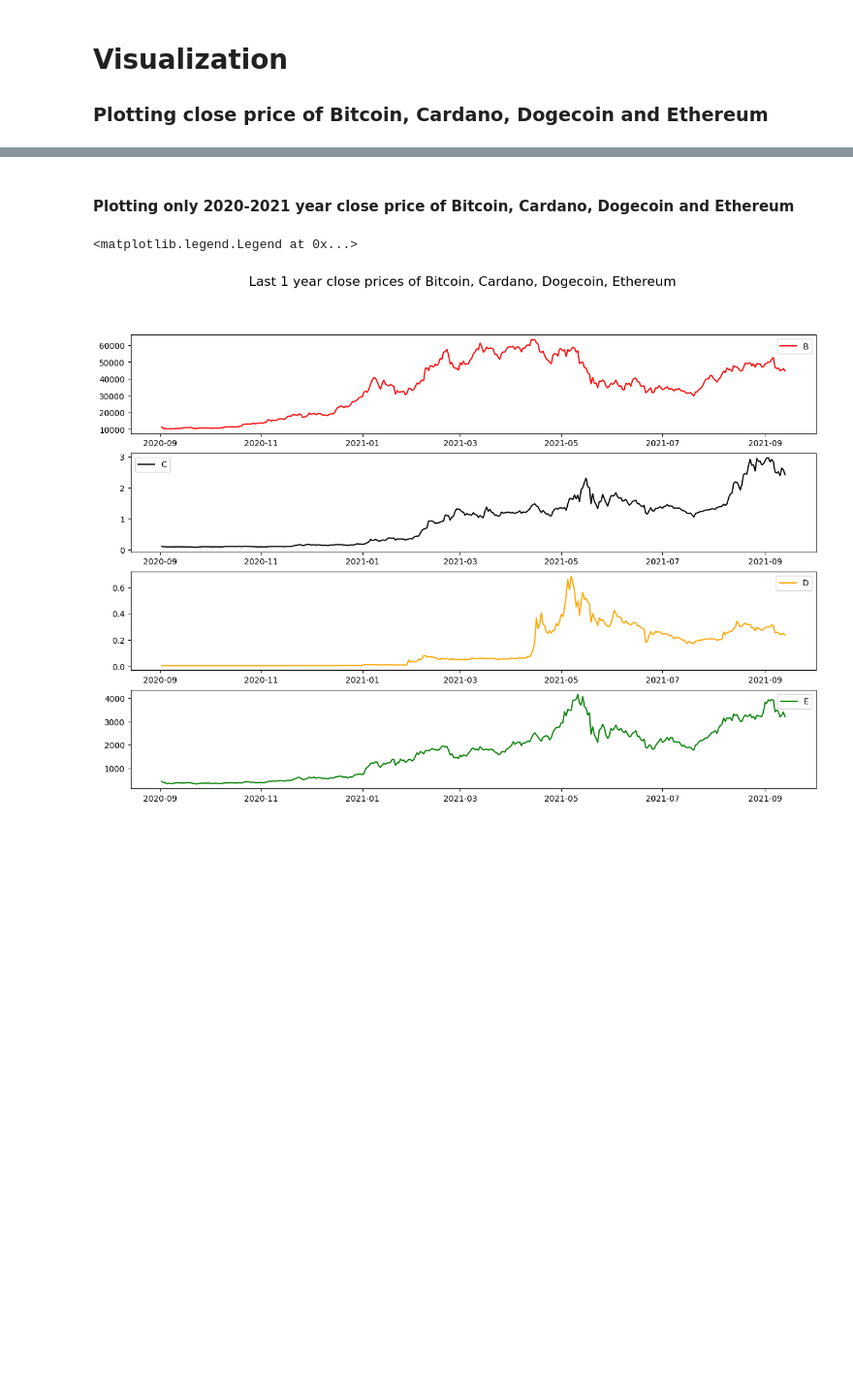
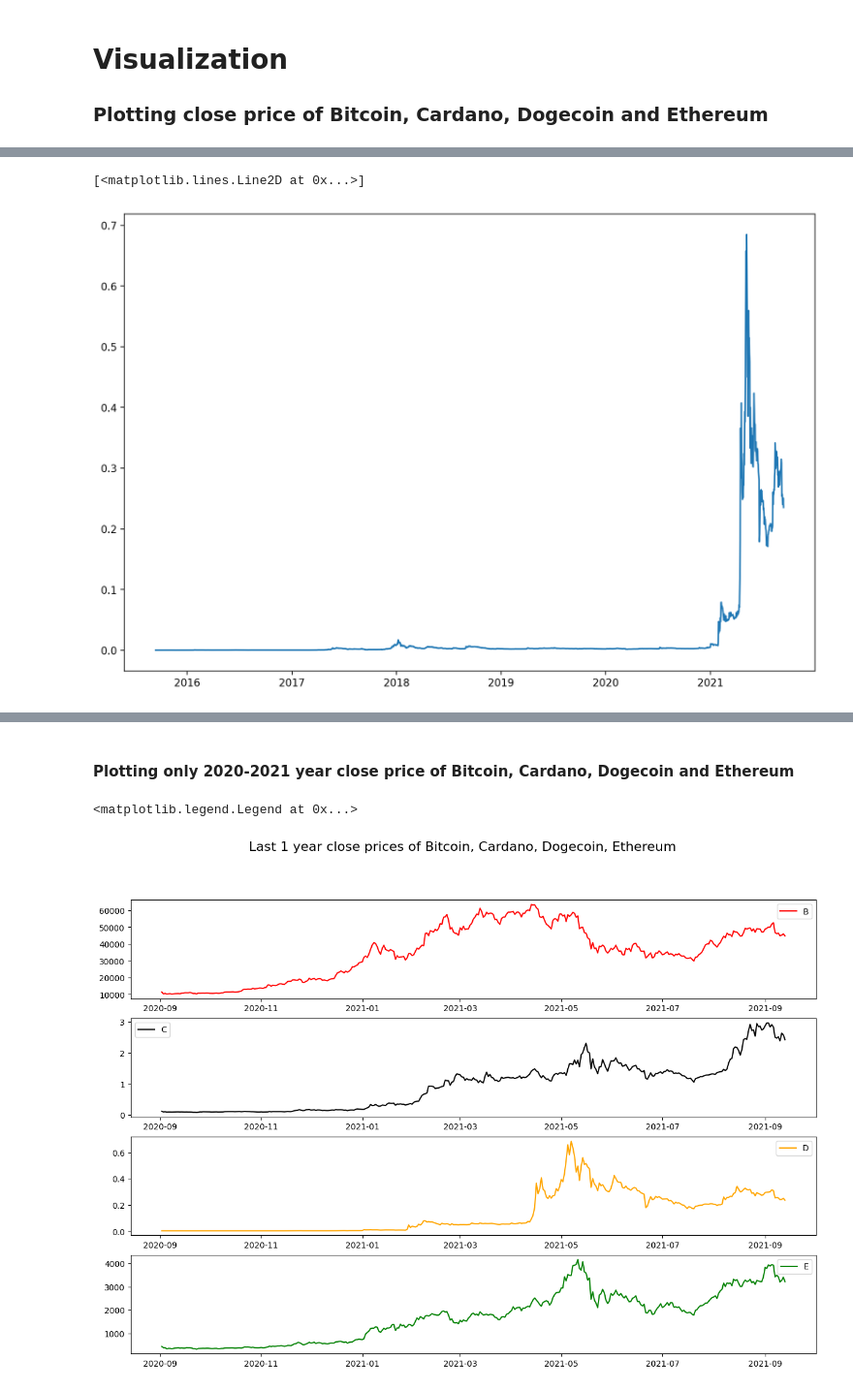
Before and after one commit to Kathanbhavsar/crypto-price-pred, a Jupyter notebook: bitcoin-dogecoin-etc-price-prediction-xgboost.ipynb, the cells around one changed output, grey strips where cells are left out. Shown at 97% size. Cells and saved outputs as stored; diff of their text form; code cells hidden in the pictures; blank space fills up the shorter version.

```diff
--- a/bitcoin-dogecoin-etc-price-prediction-xgboost.ipynb
+++ b/bitcoin-dogecoin-etc-price-prediction-xgboost.ipynb
@@ -109,3 +102,0 @@ bitcoindf.head().style.set_properties(subset=['date','close'], **{'background-co
-# %%
-dogecoindf['date'] = pd.to_datetime(dogecoindf.date)
-dogecoindf.head().style.set_properties(subset=['date','close'], **{'background-color': 'red'})
@@ -163,0 +157,5 @@ Text(0.5, 1.0, 'Ethereum Close Price')
+# %%
+plot(dogecoindf)
+# %% [output]
+[<matplotlib.lines.Line2D at 0x...>]
+[figure, added]
```
Also changed, not shown: parts of 20 cells of this notebook.
